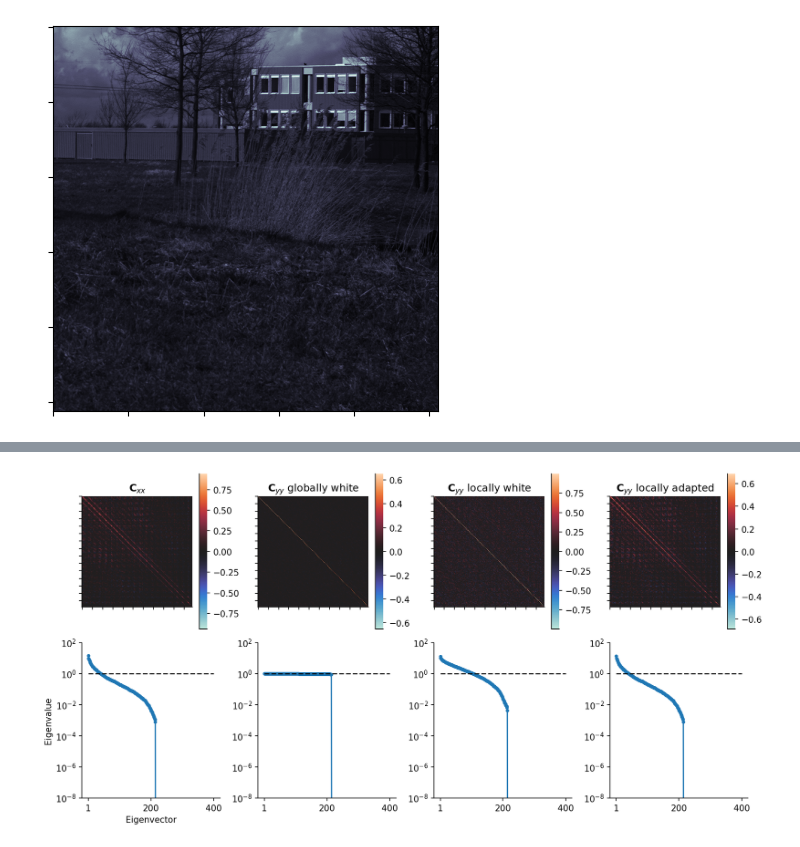
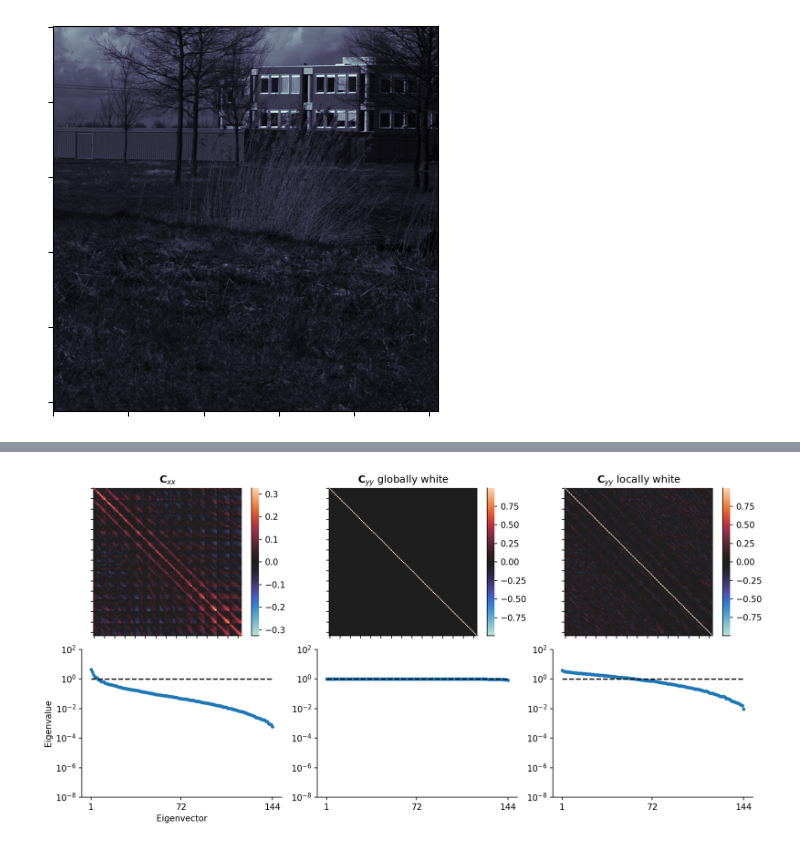
Before and after one commit to lyndond/frame_whitening, a Jupyter notebook: figures/conv2d.ipynb, the cells around one changed output, grey strips where cells are left out. Drawn from its saved outputs; the diff is of its cells as text; code cells hidden in the pictures.

```diff
--- a/figures/conv2d.ipynb
+++ b/figures/conv2d.ipynb
@@ -26,7 +26,7 @@ ax.set(xticklabels=[], yticklabels=[]);
 # %% [output]
 [figure]
 # %%
-patch_h, patch_w = 20, 20
+patch_h, patch_w = 12, 12
 img_h, img_w = img.shape
 
 sigma = .1
@@ -36,7 +36,7 @@ fig, ax = plt.subplots(1, 1)
 im = ax.imshow(img, cmap="gray")
 # plt.colorbar(im)
 
-n_contexts = 10
+n_contexts = 5
 cols = sns.color_palette("Set1", n_contexts)
 
 all_contexts, walk_coords = fwd.get_contexts(img, patch_h, patch_w, n_contexts, sigma, n_steps, pad_factor=1, rng=rng)
@@ -58,5 +56,5 @@ fwd.plot_patch_stats(all_contexts[9])
 # %%
-X = all_contexts[9]
+X = all_contexts[0]
 X0 = X.reshape(n_steps, -1)
 X0 = X0 - np.mean(X0, axis=0)
 X0 = X0 * 16
@@ -117,27 +161,27 @@ Ixx = np.eye(patch_h * patch_w)
 M = np.linalg.inv(Ixx + WGW)
 Xw_local = X0 @ M.T
 
-WGW_clamp = W @ (g_last_clamp[0][:,None] * W.T)
-Ixx = np.eye(patch_h * patch_w)
-M_clamp = np.linalg.inv(Ixx + WGW_clamp)
-Xw_clamp = X0 @ M_clamp.T
+# WGW_clamp = W @ (g_last_clamp[0][:,None] * W.T)
+# Ixx = np.eye(patch_h * patch_w)
+# M_clamp = np.linalg.inv(Ixx + WGW_clamp)
+# Xw_clamp = X0 @ M_clamp.T
 
 Xw = X0 @ Mw.T
 
 X00 = X0.reshape(n_steps, patch_h, patch_w)
 Xw = Xw.reshape(n_steps, patch_h, patch_w)
 Xw_local = Xw_local.reshape(n_steps, patch_h, patch_w)
-Xw_clamp = Xw_clamp.reshape(n_steps, patch_h, patch_w)
+# Xw_clamp = Xw_clamp.reshape(n_steps, patch_h, patch_w)
 
-fig, ax = fwd.plot_context_samples(np.stack([X00, Xw, Xw_local, Xw_clamp], 0), 5, "gray", "Set1", False, dpi=200)
+fig, ax = fwd.plot_context_samples(np.stack([X00, Xw, Xw_local], 0), 5, "gray", "Set1", False, dpi=200)
 ax[0,0].axis("on")
 ax[1,0].axis("on")
 ax[2,0].axis("on")
-ax[3,0].axis("on")
+# ax[3,0].axis("on")
 
 ax[0,0].set(xticklabels=[], yticklabels=[], ylabel="Original")
 ax[1,0].set(xticklabels=[], yticklabels=[], ylabel="Globally \n whitened")
 ax[2,0].set(xticklabels=[], yticklabels=[], ylabel="Locally \n whitened")
-ax[3,0].set(xticklabels=[], yticklabels=[], ylabel="Locally \n adapted")
+# ax[3,0].set(xticklabels=[], yticklabels=[], ylabel="Locally \n adapted")
 sns.despine()
 # %% [output]
@@ -145,7 +189,11 @@ sns.despine()
 # %%
 Cw_local = np.cov(Xw_local.reshape(n_steps, -1).T)
-Cw_clamp = np.cov(Xw_clamp.reshape(n_steps, -1).T)
+# Cw_clamp = np.cov(Xw_clamp.reshape(n_steps, -1).T)
 
+ll, V = np.linalg.eigh(Cxx)
+l12 = 1/np.sqrt(ll)
+
+Mw = V @ np.diag(l12) @ V.T
 Cww = Mw @ Cxx0 @ Mw.T
 
 def heatmap(C, ax):
@@ -156,41 +204,41 @@ def spectrum(C):
     return np.sort(np.abs(np.linalg.eigh(C)[0]))[::-1] + 1E-15
 
 
-fig, ax = plt.subplots(2, 4, figsize=(12, 6), dpi=150, sharex="row")
+fig, ax = plt.subplots(2, 3, figsize=(12, 6), dpi=150, sharex="row")
 N = Cxx0.shape[0]
 
 heatmap(Cxx0, ax[0,0])
 heatmap(Cww, ax[0,1])
 heatmap(Cw_local, ax[0,2])
-heatmap(Cw_clamp, ax[0,3])
+# heatmap(Cw_clamp, ax[0,3])
 
 ax[1,0].plot(np.arange(1,N+1), spectrum(Cxx0), ".-")
 ax[1,1].plot(np.arange(1, N+1), spectrum(Cww), ".-")
 ax[1,2].plot(np.arange(1, N+1), spectrum(Cw_local), ".-")
-ax[1,3].plot(np.arange(1, N+1), spectrum(Cw_clamp), ".-")
+# ax[1,3].plot(np.arange(1, N+1), spectrum(Cw_clamp), ".-")
 
 ax[1,0].hlines(1, 1, N, color="k", linestyle="--")
 ax[1,1].hlines(1, 1, N, color="k", linestyle="--")
 ax[1,2].hlines(1, 1, N, color="k", linestyle="--")
-ax[1,3].hlines(1, 1, N, color="k", linestyle="--")
+# ax[1,3].hlines(1, 1, N, color="k", linestyle="--")
 
 
 ax[0,0].set(title=r"${\bf C}_{xx}$", xticklabels=[], yticklabels=[])
 ax[0,1].set(title=r"${\bf C}_{yy}$ globally white", xticklabels=[], yticklabels=[])
 ax[0,2].set(title=r"${\bf C}_{yy}$ locally white", xticklabels=[], yticklabels=[])
-ax[0,3].set(title=r"${\bf C}_{yy}$ locally adapted", xticklabels=[], yticklabels=[])
+# ax[0,3].set(title=r"${\bf C}_{yy}$ locally adapted", xticklabels=[], yticklabels=[])
 
 yscale = "log"
 _YMIN, _YMAX = 1E-8, 100
 ax[1, 0].set( yscale=yscale,
     ylabel="Eigenvalue", xlabel="Eigenvector",
     xticks=(1, N//2, N), xticklabels=(1, N//2, N), ylim=(_YMIN, _YMAX))
 
 ax[1, 1].set( yscale=yscale, ylim=(_YMIN, _YMAX))
 ax[1, 2].set( yscale=yscale, ylim=(_YMIN, _YMAX))
-ax[1, 3].set( yscale=yscale, ylim=(_YMIN, _YMAX))
+# ax[1, 3].set( yscale=yscale, ylim=(_YMIN, _YMAX))
 
 fig.tight_layout()
 sns.despine()
 # %% [output]
-[figure, old version]
+[figure, new version]
```
Also changed, not shown: parts of 9 cells of this notebook, 1 other file.
